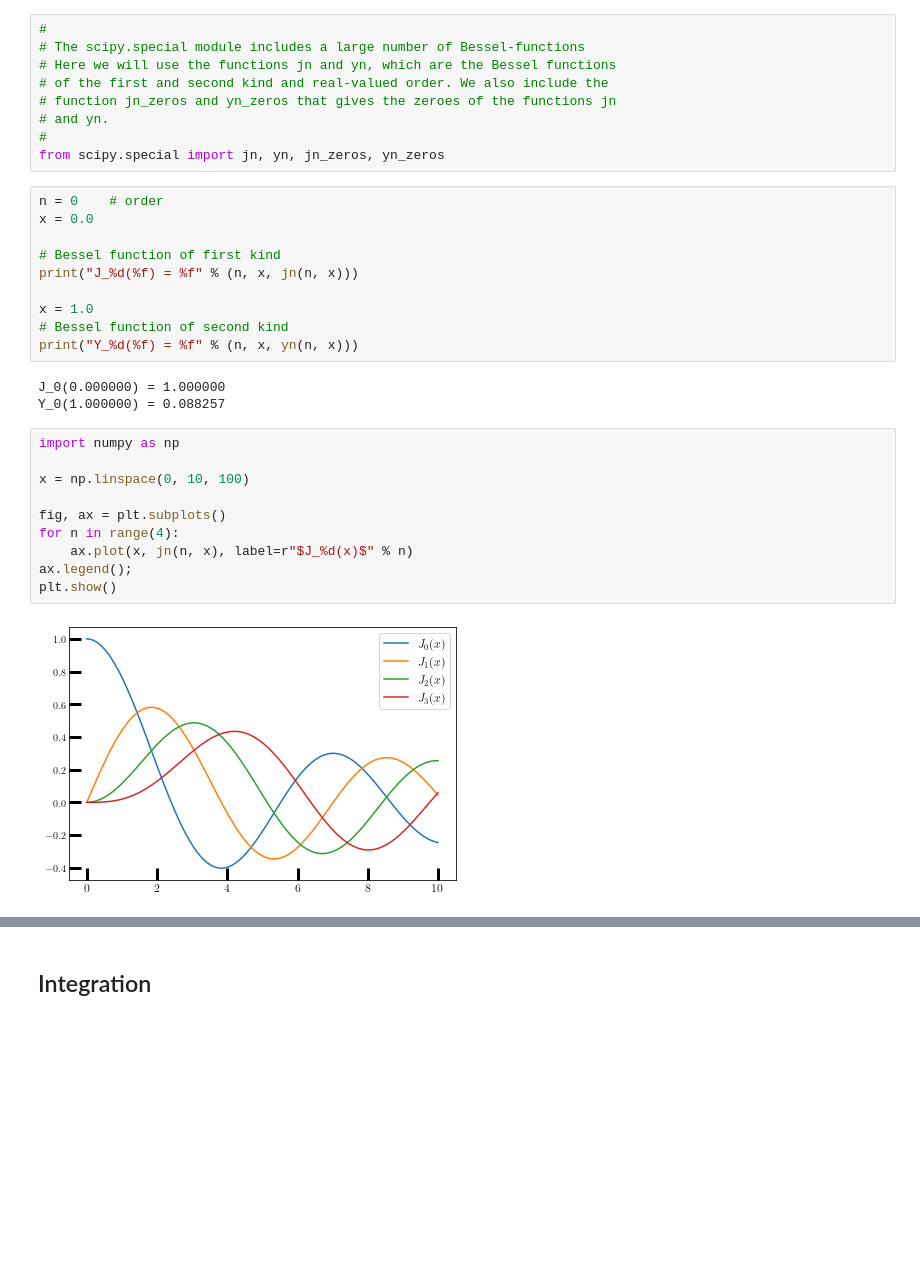
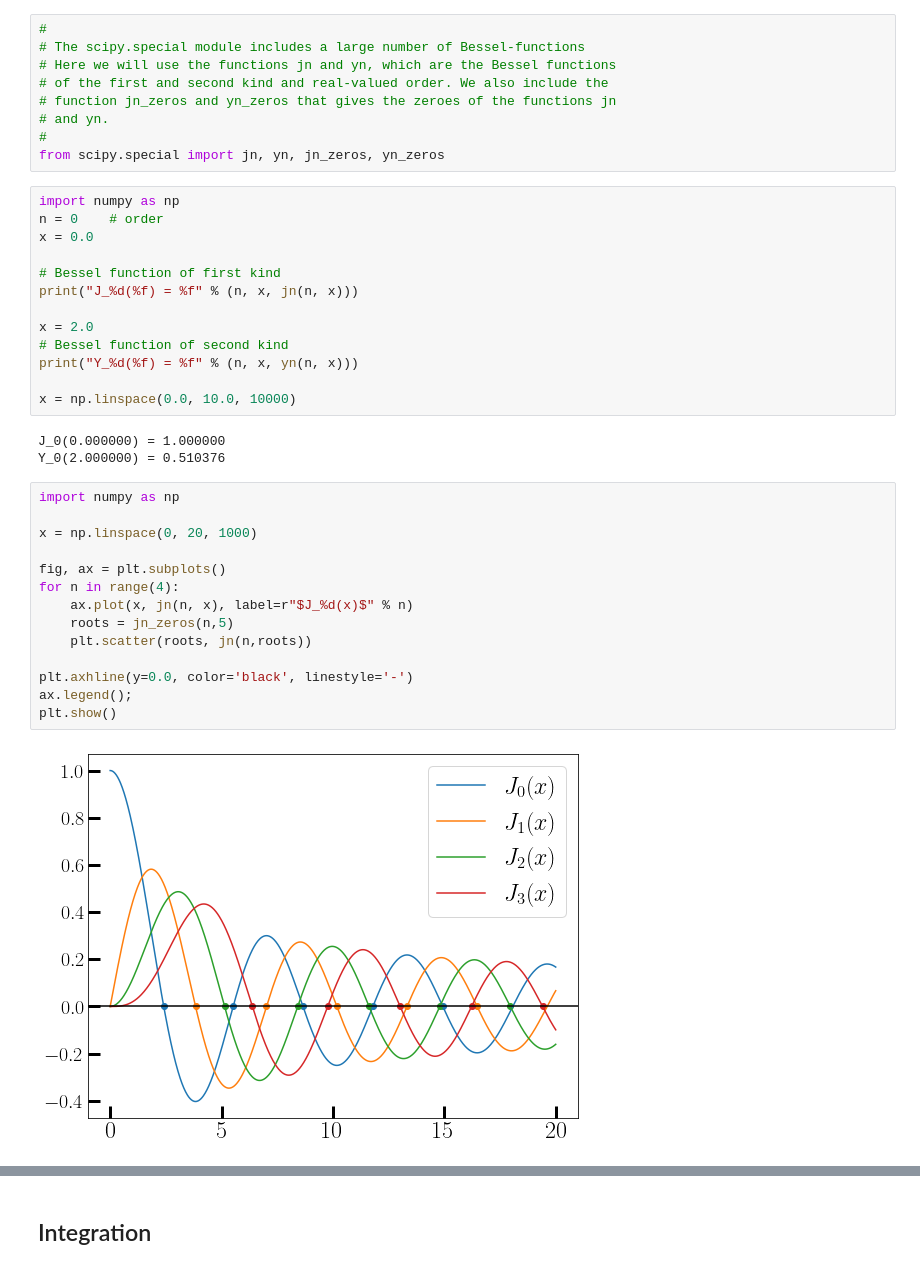
Before and after one commit to hariseldon99/scientific-python-lectures, a Jupyter notebook: Lecture-5-Scipy-Intro.ipynb, the cells around one changed output, grey strips where cells are left out. Saved outputs shown, nothing was run; the diff lists cells and outputs as text; blank space fills up the shorter version.

```diff
--- a/Lecture-5-Scipy-Intro.ipynb
+++ b/Lecture-5-Scipy-Intro.ipynb
@@ -50,30 +51,37 @@ To demonstrate the typical usage of special functions we will look in more detai
 #
 from scipy.special import jn, yn, jn_zeros, yn_zeros
 # %%
+import numpy as np
 n = 0    # order
 x = 0.0
 
 # Bessel function of first kind
 print("J_%d(%f) = %f" % (n, x, jn(n, x)))
 
-x = 1.0
+x = 2.0
 # Bessel function of second kind
 print("Y_%d(%f) = %f" % (n, x, yn(n, x)))
+
+x = np.linspace(0.0, 10.0, 10000)
 # %% [output]
 J_0(0.000000) = 1.000000
-Y_0(1.000000) = 0.088257
+Y_0(2.000000) = 0.510376
 # %%
 import numpy as np
 
-x = np.linspace(0, 10, 100)
+x = np.linspace(0, 20, 1000)
 
 fig, ax = plt.subplots()
 for n in range(4):
     ax.plot(x, jn(n, x), label=r"$J_%d(x)$" % n)
+    roots = jn_zeros(n,5)
+    plt.scatter(roots, jn(n,roots))
+
+plt.axhline(y=0.0, color='black', linestyle='-')
 ax.legend();
 plt.show()
 # %% [output]
-[figure, old version]
+[figure, new version]
 # %%
 # zeros of Bessel functions
 n = 0 # order
```
Also changed, not shown: parts of 19 cells of this notebook.
